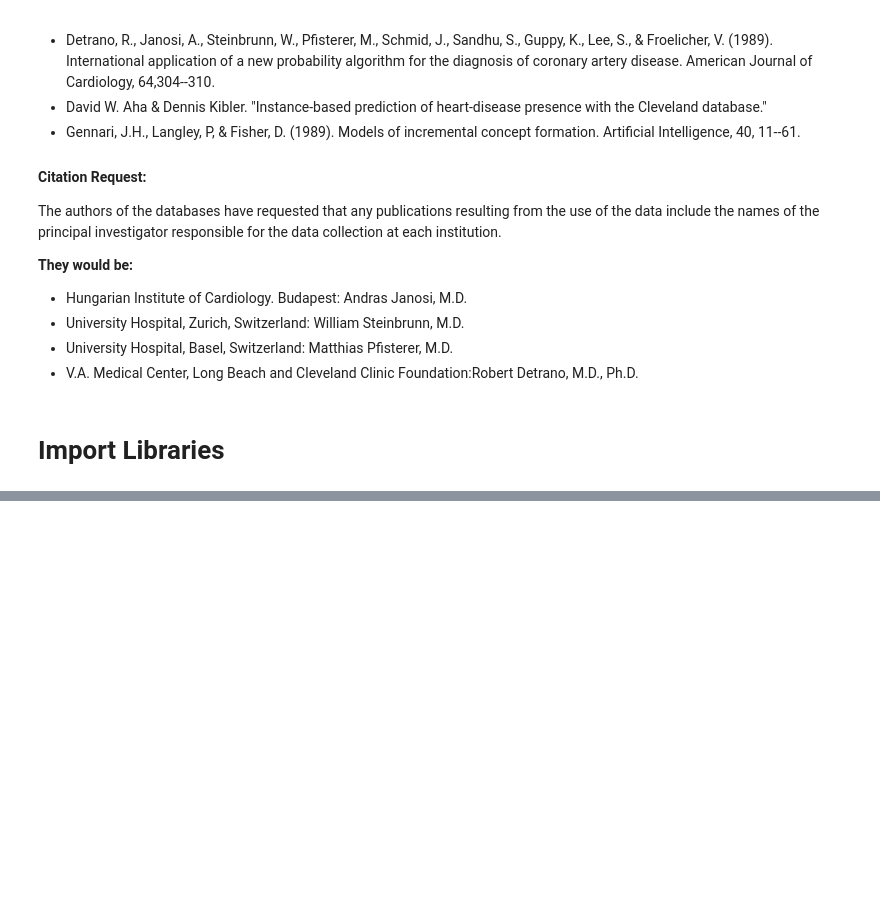
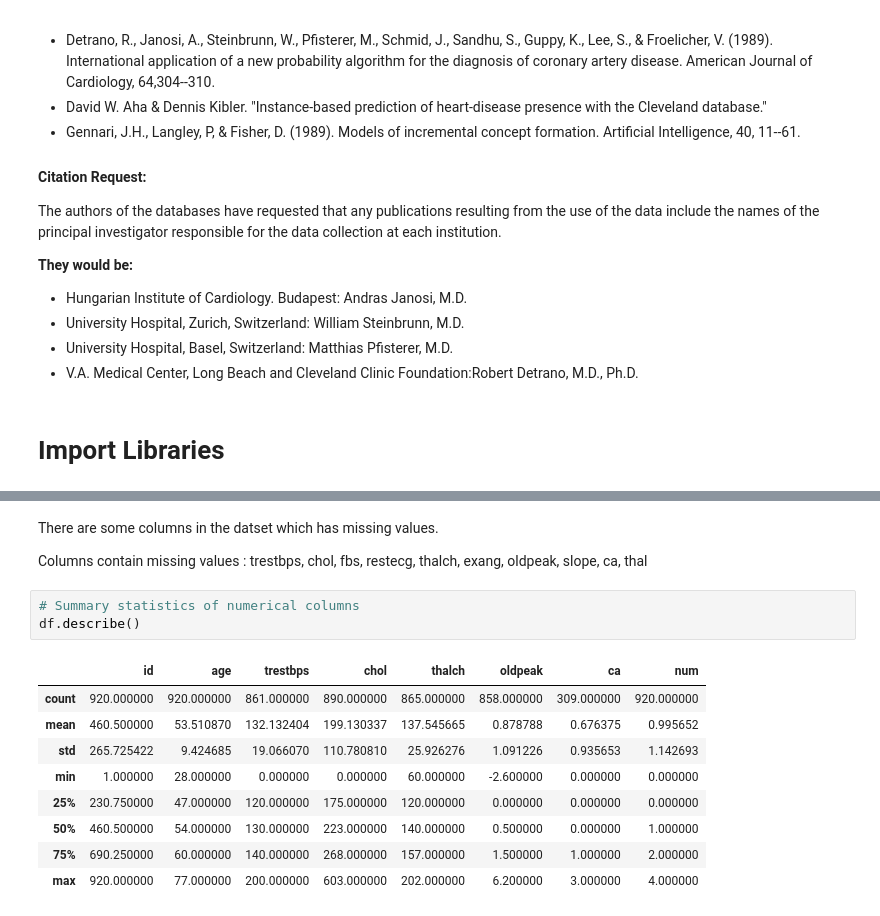
Before and after one commit to prashantpq/Data-Science-Internship, a Jupyter notebook: Week_1/Heart_Disease_Prediction/main.ipynb, the cells around one changed output, grey strips where cells are left out. Saved outputs shown, nothing was run; the diff lists cells and outputs as text; blank space fills up the shorter version.

```diff
--- a/Week_1/Heart_Disease_Prediction/main.ipynb
+++ b/Week_1/Heart_Disease_Prediction/main.ipynb
@@ -57,0 +143,28 @@ The authors of the databases have requested that any publications resulting from
+# %% [markdown]
+There are some columns in the datset which has missing values.
+
+
+Columns contain missing values :
+trestbps,
+chol,
+fbs,
+restecg,
+thalch,
+exang,
+oldpeak,
+slope,
+ca,
+thal
+# %%
+# Summary statistics of numerical columns
+df.describe()
+# %% [output]
+|  | id | age | trestbps | chol | thalch | oldpeak | ca | num |
+| count | 920.000000 | 920.000000 | 861.000000 | 890.000000 | 865.000000 | 858.000000 | 309.000000 | 920.000000 |
+| mean | 460.500000 | 53.510870 | 132.132404 | 199.130337 | 137.545665 | 0.878788 | 0.676375 | 0.995652 |
+| std | 265.725422 | 9.424685 | 19.066070 | 110.780810 | 25.926276 | 1.091226 | 0.935653 | 1.142693 |
+| min | 1.000000 | 28.000000 | 0.000000 | 0.000000 | 60.000000 | -2.600000 | 0.000000 | 0.000000 |
+| 25% | 230.750000 | 47.000000 | 120.000000 | 175.000000 | 120.000000 | 0.000000 | 0.000000 | 0.000000 |
+| 50% | 460.500000 | 54.000000 | 130.000000 | 223.000000 | 140.000000 | 0.500000 | 0.000000 | 1.000000 |
+| 75% | 690.250000 | 60.000000 | 140.000000 | 268.000000 | 157.000000 | 1.500000 | 1.000000 | 2.000000 |
+| max | 920.000000 | 77.000000 | 200.000000 | 603.000000 | 202.000000 | 6.200000 | 3.000000 | 4.000000 |
```
Also changed, not shown: parts of 23 cells of this notebook.
